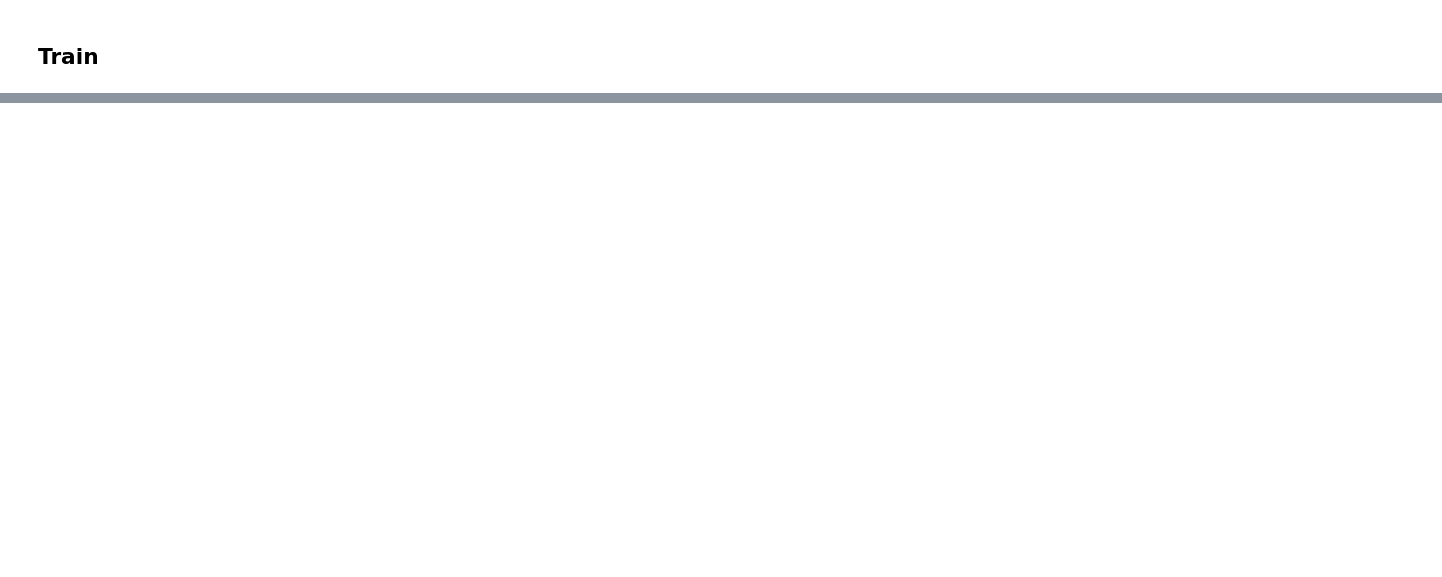
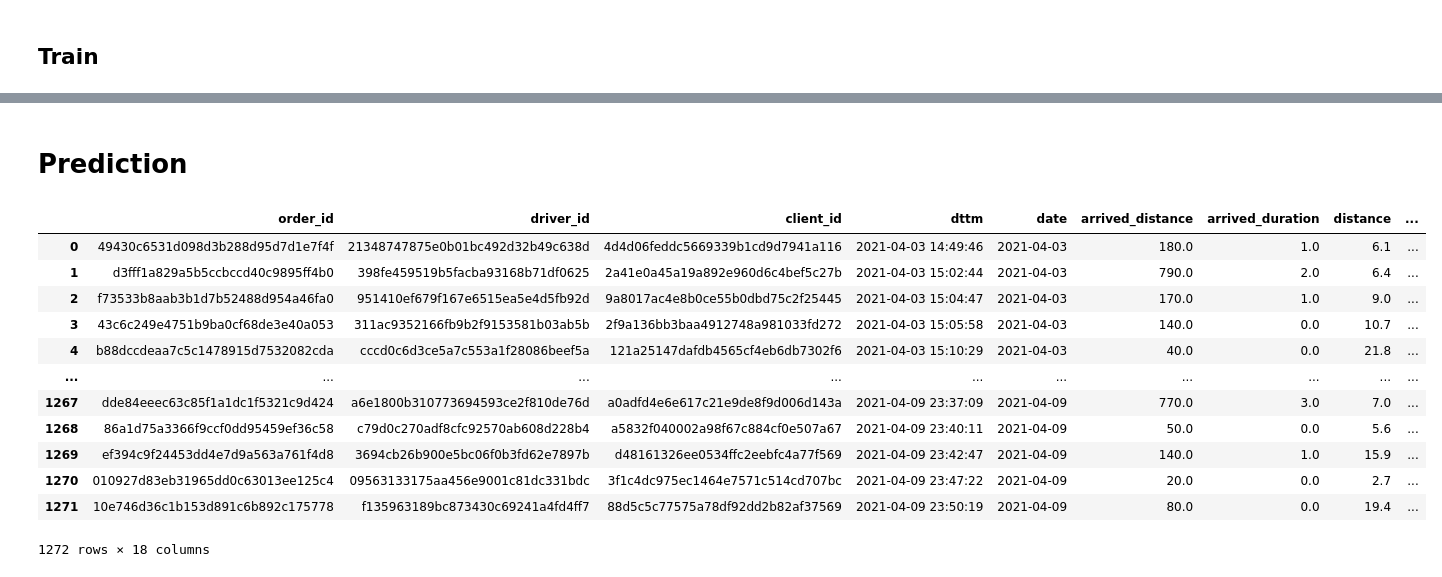
Before and after one commit to Egoluback/aiijc2021_transport, a Jupyter notebook: Model.ipynb, the cells around one changed output, grey strips where cells are left out. Drawn from its saved outputs; the diff is of its cells as text; code cells hidden in the pictures; blank space fills up the shorter version.

Commit message:
added prediction compiling; added and modified speed tracks file(added aggressive column)

```diff
--- a/Model.ipynb
+++ b/Model.ipynb
@@ -428,0 +579,21 @@ Mean score: 0.7619513239136025
+# %% [markdown]
+# Prediction
+# %%
+X_test = pd.read_csv('/content/drive/MyDrive/aiijc_transport_simpleteam/data/base_files/labled_test_data.csv', index_col=0, sep='\t', comment='#')
+tracks_test = pd.read_csv('/content/drive/MyDrive/aiijc_transport_simpleteam/data/base_files/labled_test_tracks.csv', index_col=0, sep='\t', comment='#')
+# %%
+X_test
+# %% [output]
+|  | order_id | driver_id | client_id | dttm | date | arrived_distance | arrived_duration | distance | ... |
+| 0 | 49430c6531d098d3b288d95d7d1e7f4f | 21348747875e0b01bc492d32b49c638d | 4d4d06feddc5669339b1cd9d7941a116 | 2021-04-03 14:49:46 | 2021-04-03 | 180.0 | 1.0 | 6.1 | ... |
+| 1 | d3fff1a829a5b5ccbccd40c9895ff4b0 | 398fe459519b5facba93168b71df0625 | 2a41e0a45a19a892e960d6c4bef5c27b | 2021-04-03 15:02:44 | 2021-04-03 | 790.0 | 2.0 | 6.4 | ... |
+| 2 | f73533b8aab3b1d7b52488d954a46fa0 | 951410ef679f167e6515ea5e4d5fb92d | 9a8017ac4e8b0ce55b0dbd75c2f25445 | 2021-04-03 15:04:47 | 2021-04-03 | 170.0 | 1.0 | 9.0 | ... |
+| 3 | 43c6c249e4751b9ba0cf68de3e40a053 | 311ac9352166fb9b2f9153581b03ab5b | 2f9a136bb3baa4912748a981033fd272 | 2021-04-03 15:05:58 | 2021-04-03 | 140.0 | 0.0 | 10.7 | ... |
+| 4 | b88dccdeaa7c5c1478915d7532082cda | cccd0c6d3ce5a7c553a1f28086beef5a | 121a25147dafdb4565cf4eb6db7302f6 | 2021-04-03 15:10:29 | 2021-04-03 | 40.0 | 0.0 | 21.8 | ... |
+| ... | ... | ... | ... | ... | ... | ... | ... | ... | ... |
+| 1267 | dde84eeec63c85f1a1dc1f5321c9d424 | a6e1800b310773694593ce2f810de76d | a0adfd4e6e617c21e9de8f9d006d143a | 2021-04-09 23:37:09 | 2021-04-09 | 770.0 | 3.0 | 7.0 | ... |
+| 1268 | 86a1d75a3366f9ccf0dd95459ef36c58 | c79d0c270adf8cfc92570ab608d228b4 | a5832f040002a98f67c884cf0e507a67 | 2021-04-09 23:40:11 | 2021-04-09 | 50.0 | 0.0 | 5.6 | ... |
+| 1269 | ef394c9f24453dd4e7d9a563a761f4d8 | 3694cb26b900e5bc06f0b3fd62e7897b | d48161326ee0534ffc2eebfc4a77f569 | 2021-04-09 23:42:47 | 2021-04-09 | 140.0 | 1.0 | 15.9 | ... |
+| 1270 | 010927d83eb31965dd0c63013ee125c4 | 09563133175aa456e9001c81dc331bdc | 3f1c4dc975ec1464e7571c514cd707bc | 2021-04-09 23:47:22 | 2021-04-09 | 20.0 | 0.0 | 2.7 | ... |
+| 1271 | 10e746d36c1b153d891c6b892c175778 | f135963189bc873430c69241a4fd4ff7 | 88d5c5c77575a78df92dd2b82af37569 | 2021-04-09 23:50:19 | 2021-04-09 | 80.0 | 0.0 | 19.4 | ... |
+1272 rows × 18 columns
```
Also changed, not shown: parts of 40 cells of this notebook.
